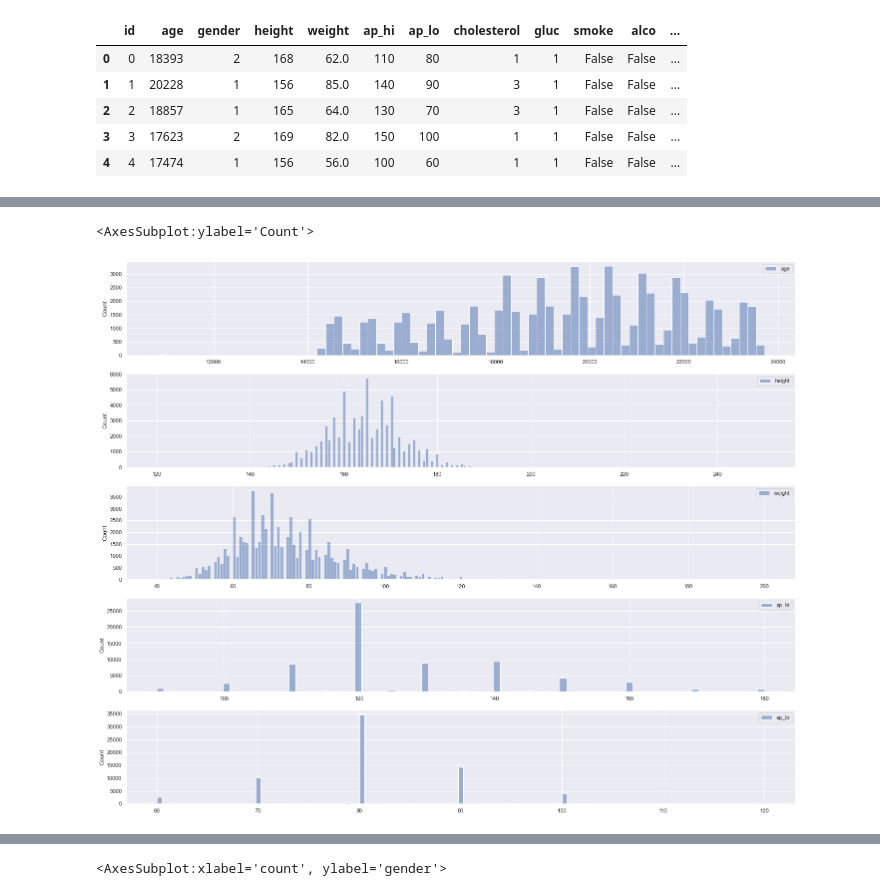
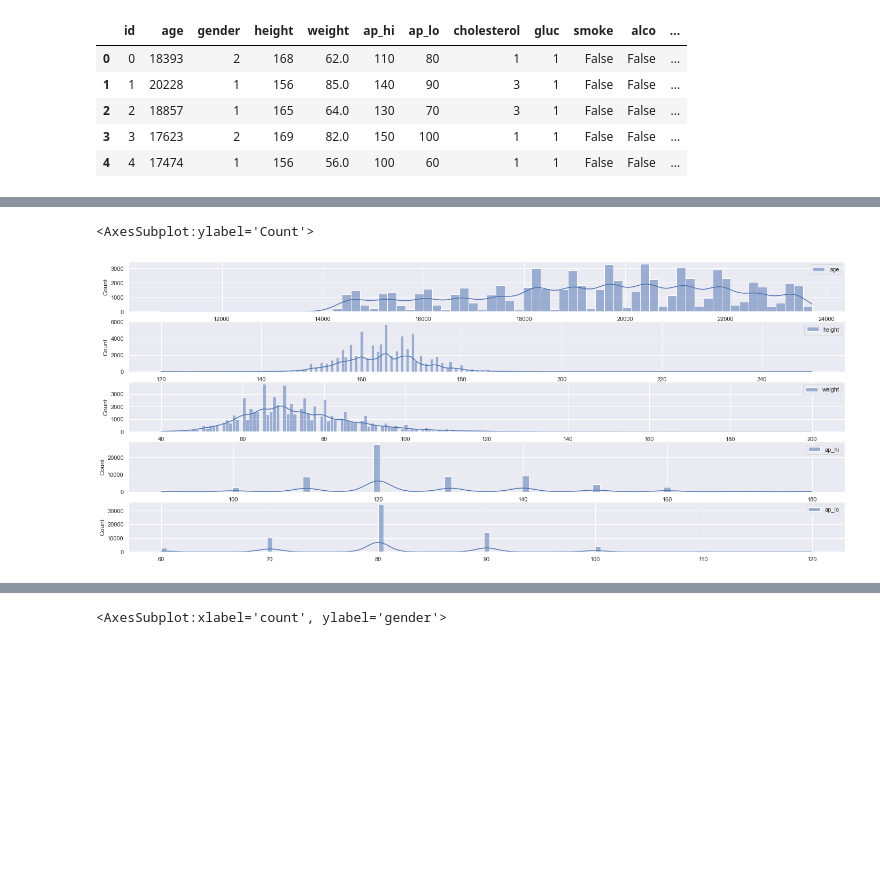
Before and after one commit to aftanza/IE0005-Project, a Jupyter notebook: Main Cardio.ipynb, the cells around one changed output, grey strips where cells are left out. Cells and saved outputs as stored; diff of their text form; code cells hidden in the pictures; blank space fills up the shorter version.

```diff
--- a/Main Cardio.ipynb
+++ b/Main Cardio.ipynb
@@ -82,0 +103,3 @@ cardio_data.head()
+# %%
+column_names = ['alco', 'inactive', 'smoke']
+replaced['total_unhealthy']= replaced[column_names].sum(axis=1)
@@ -94,12 +138,12 @@ sb.boxplot(data = cardio_data[["ap_lo"]], ax = axes[4], orient = "h")
 # %%
-f, axes = plt.subplots(5, 1, figsize=(24, 20))
+f, axes = plt.subplots(5, 1, figsize=(24, 10))
 
-sb.histplot(data = cardio_data[["age"]], ax = axes[0])
-sb.histplot(data = cardio_data[["height"]], ax = axes[1])
-sb.histplot(data = cardio_data[["weight"]], ax = axes[2])
-sb.histplot(data = cardio_data[["ap_hi"]], ax = axes[3])
-sb.histplot(data = cardio_data[["ap_lo"]], ax = axes[4])
+sb.histplot(data = replaced[["age"]], ax = axes[0], kde = True)
+sb.histplot(data = replaced[["height"]], ax = axes[1], kde = True)
+sb.histplot(data = replaced[["weight"]], ax = axes[2], kde = True)
+sb.histplot(data = replaced[["ap_hi"]], ax = axes[3], kde = True)
+sb.histplot(data = replaced[["ap_lo"]], ax = axes[4], kde = True)
 # %% [output]
 <AxesSubplot:ylabel='Count'>
-[figure, old version]
+[figure, new version]
 # %%
```
Also changed, not shown: parts of 65 cells of this notebook.
